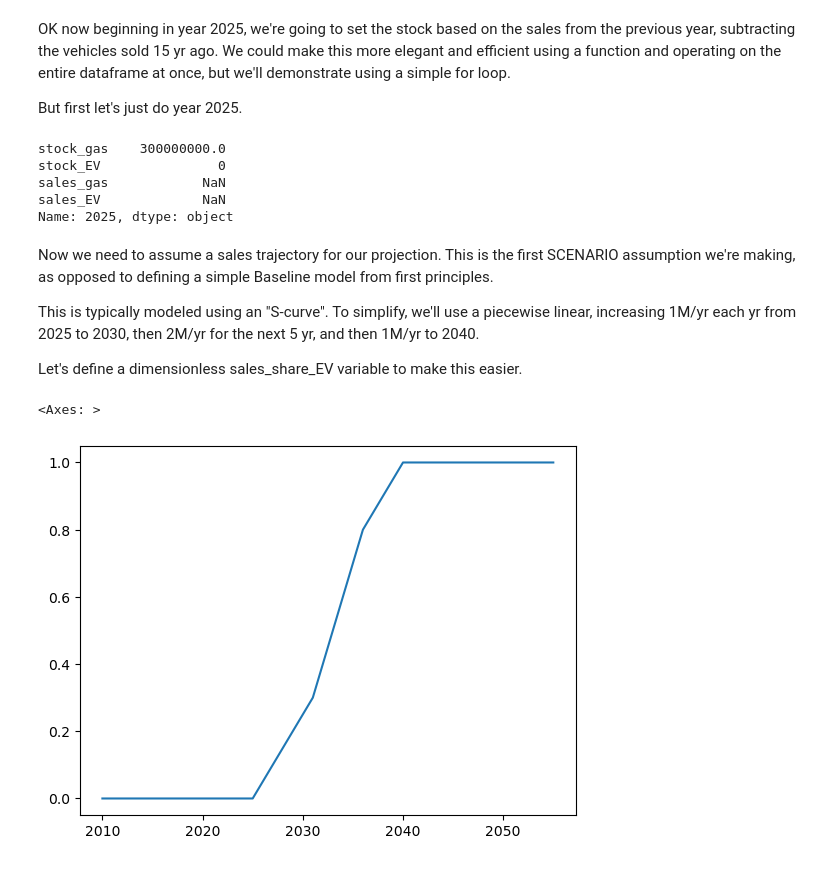
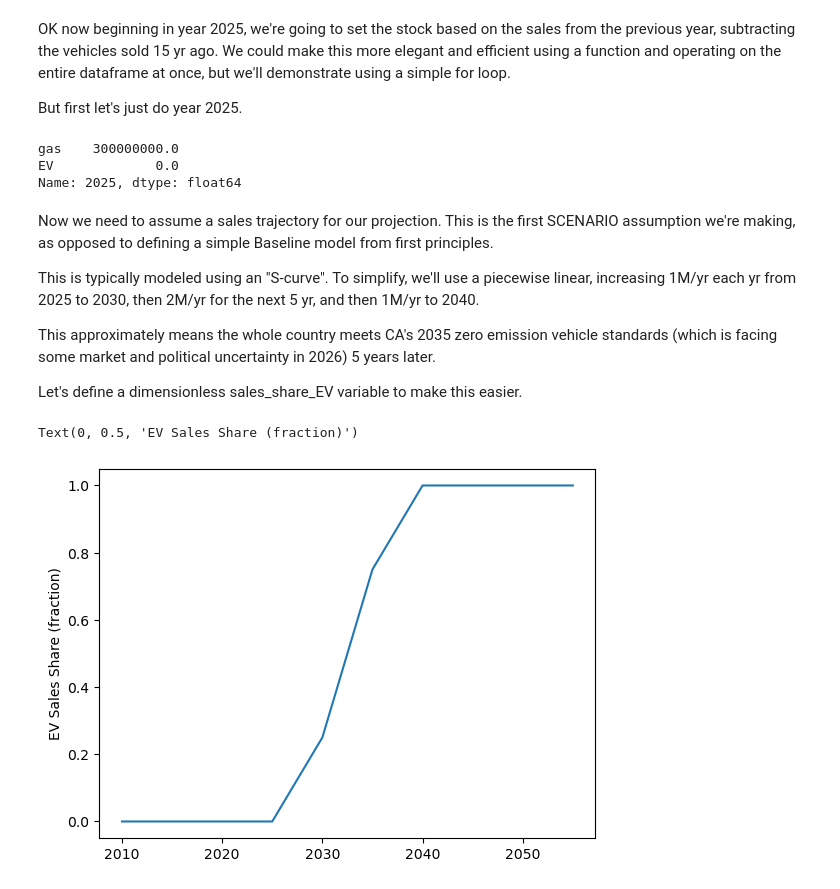
Before and after one commit to usf-esm/usf-engy680-urban-energy-fall2026, a Jupyter notebook: example_notebooks/simple_stock_rollover.ipynb, the cells around one changed output. Drawn from its saved outputs; the diff is of its cells as text; code cells hidden in the pictures.

Commit message:
Update simple_stock_rollover.ipynb
Continue drafting

```diff
--- a/example_notebooks/simple_stock_rollover.ipynb
+++ b/example_notebooks/simple_stock_rollover.ipynb
@@ -134,23 +173,19 @@ but we'll demonstrate using a simple for loop.
 
 But first let's just do year 2025.
 # %%
-fleet_projection.loc[2025, 'stock_gas'] = fleet_projection.loc[2024, 'stock_gas'] # Starting point
-- fleet_projection.loc[2025 - vehicle_life, 'sales_gas'] # Retirement
-+ fleet_projection.loc[2024, 'sales_gas'] # Last year's sales
-# You'll notice we're basically just subbing in old sales for new sales.
+vehicle_stock.loc[2025, 'gas'] = vehicle_stock.loc[2024, 'gas'] - vehicle_sales.loc[2025 - vehicle_life, 'gas'] + vehicle_sales.loc[2025, 'gas']
+# Last year's stock - Retirement + This year's sales
+# In this simple case we're basically just subbing in old sales for new sales.
+# To make the units match, we're implicitly multiplying by 1 year here, so we have vehicles + delta vehicles/yr * yr = vehicles.
 
 # Do the same for electric
-fleet_projection.loc[2025, 'stock_EV'] = fleet_projection.loc[2024, 'stock_EV'] # Starting point
-- fleet_projection.loc[2025 - vehicle_life, 'sales_EV'] # Retirement
-+ fleet_projection.loc[2024, 'sales_EV'] # Last year's sales
+vehicle_stock.loc[2025, 'EV'] = vehicle_stock.loc[2024, 'EV'] - vehicle_sales.loc[2025 - vehicle_life, 'EV'] + vehicle_sales.loc[2025, 'EV']
 
-fleet_projection.loc[2025]
+vehicle_stock.loc[2025]
 # %% [output]
-stock_gas    300000000.0
-stock_EV               0
-sales_gas            NaN
-sales_EV             NaN
-Name: 2025, dtype: object
+gas    300000000.0
+EV             0.0
+Name: 2025, dtype: float64
 # %% [markdown]
 Now we need to assume a sales trajectory for our projection. This is the first SCENARIO assumption we're making,
 as opposed to defining a simple Baseline model from first principles.
@@ -159,15 +194,18 @@ This is typically modeled using an "S-curve".
 To simplify, we'll use a piecewise linear, increasing 1M/yr each yr from 2025 to 2030, then 2M/yr for the next 5 yr,
 and then 1M/yr to 2040.
 
+This approximately means the whole country meets CA's 2035 zero emission vehicle standards (which is facing some market and political uncertainty in 2026) 5 years later.
+
 Let's define a dimensionless sales_share_EV variable to make this easier.
 # %%
 sales_share_EV = pd.Series(index=yyyy)
 sales_share_EV.loc[:2025] = 0
-sales_share_EV.loc[2026:2030] = np.arange(0.05, 0.3, 0.05) # You can use arange for floats. The syntax is (start, stop [+ 1 step], step).
-sales_share_EV.loc[2031:2035] = np.arange(0.3, 0.8, 0.1)
-sales_share_EV.loc[2036:2040] = np.arange(0.8, 1.05, 0.05)
-sales_share_EV.loc[2041:2055] = 1
+sales_share_EV.loc[2026:2029] = np.arange(0.05, 0.25, 0.05) # You can use arange for floats. The syntax is (start, stop, step).
+sales_share_EV.loc[2030:2034] = np.arange(0.25, 0.75, 0.1)
+sales_share_EV.loc[2035:2039] = np.arange(0.75, 1, 0.05)
+sales_share_EV.loc[2040:2056] = 1
 sales_share_EV.plot()
+plt.ylabel('EV Sales Share (fraction)')
 # %% [output]
-<Axes: >
+Text(0, 0.5, 'EV Sales Share (fraction)')
-[figure, old version]
+[figure, new version]
```
Also changed, not shown: parts of 22 cells of this notebook.
